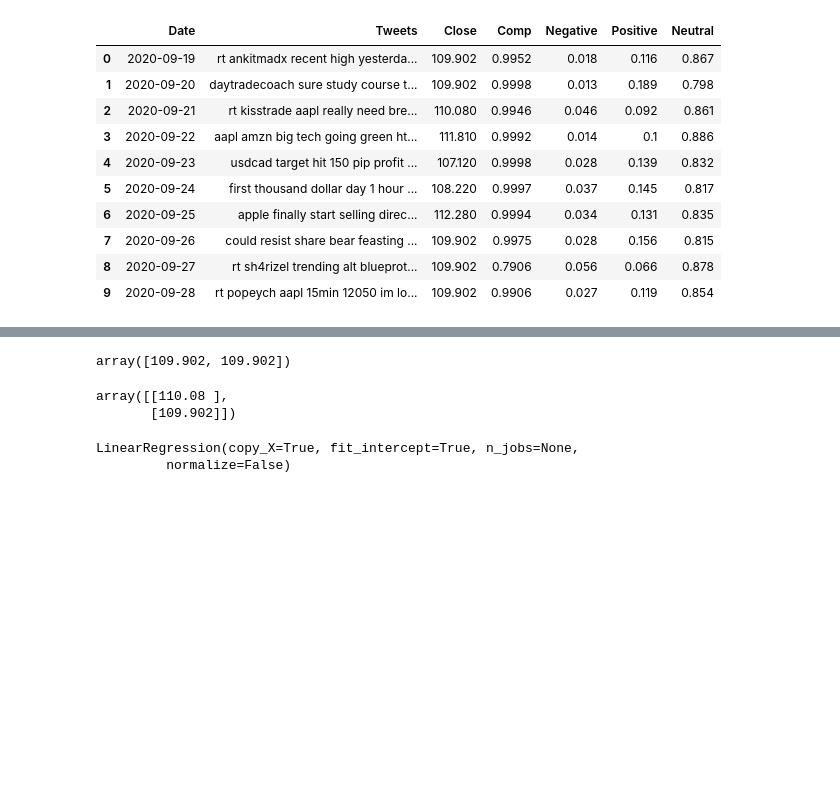
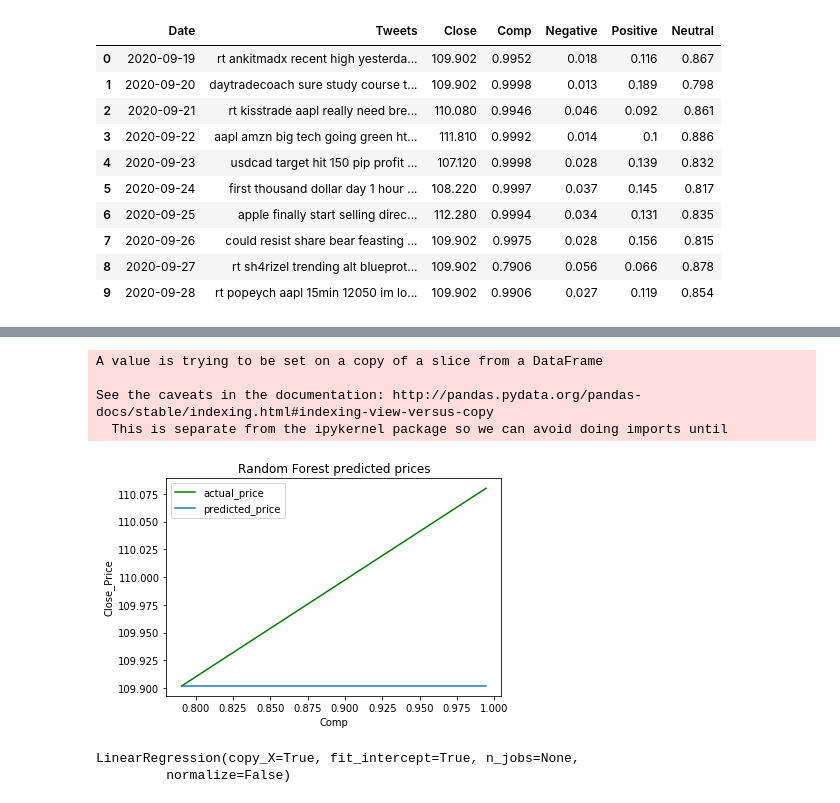
Before and after one commit to wittymindstech/stock-trend-prediction, a Jupyter notebook: code/Part1.ipynb, the cells around one changed output, grey strips where cells are left out. Cells and saved outputs as stored; diff of their text form; code cells hidden in the pictures; blank space fills up the shorter version.

```diff
--- a/code/Part1.ipynb
+++ b/code/Part1.ipynb
@@ -147,0 +135,4 @@ df2
+# %%
+import seaborn as sns
+df2['Tweet_type']=""
+df2
@@ -148,3 +151,14 @@ df2
+# %%
+for i in range(len(df2)):
+    if df2['Comp'][i]>0:
+        df2['Tweet_type'][i]="pos"
+    else :
+        df2['Tweet_type'][i]="neg"
+# %% [output]
+A value is trying to be set on a copy of a slice from a DataFrame
+
+See the caveats in the documentation: http://pandas.pydata.org/pandas-docs/stable/indexing.html#indexing-view-versus-copy
+  This is separate from the ipykernel package so we can avoid doing imports until
 # %%
 X=df2['Comp']
 Y=df2['Close']
@@ -160,14 +174,22 @@ Y_test=np.array(Y_test).reshape((-1,1))
 # %%
 rf=RandomForestRegressor()
 rf.fit(X_train,Y_train)
-rf.predict(X_test)
+pred=rf.predict(X_test)
-# %% [output]
-array([109.902, 109.902])
-# %%
-Y_test
-# %% [output]
-array([[110.08 ],
-       [109.902]])
+# %%
+Y_test
+pred=pd.DataFrame(pred)
+X_test=pd.DataFrame(X_test)
+Y_test=pd.DataFrame(Y_test)
+# %%
+plt.plot(X_test,Y_test,color="green")
+plt.plot(X_test,pred)
+plt.xlabel("Comp")
+plt.ylabel("Close_Price")
+plt.title("Random Forest predicted prices")
+plt.legend(labels=("actual_price","predicted_price"))
+plt.savefig('random forest.png')
+# %% [output]
+[figure, added]
 # %%
 from sklearn.linear_model import LinearRegression
 # %%
```
Also changed, not shown: parts of 3 cells of this notebook, 2 other files.
